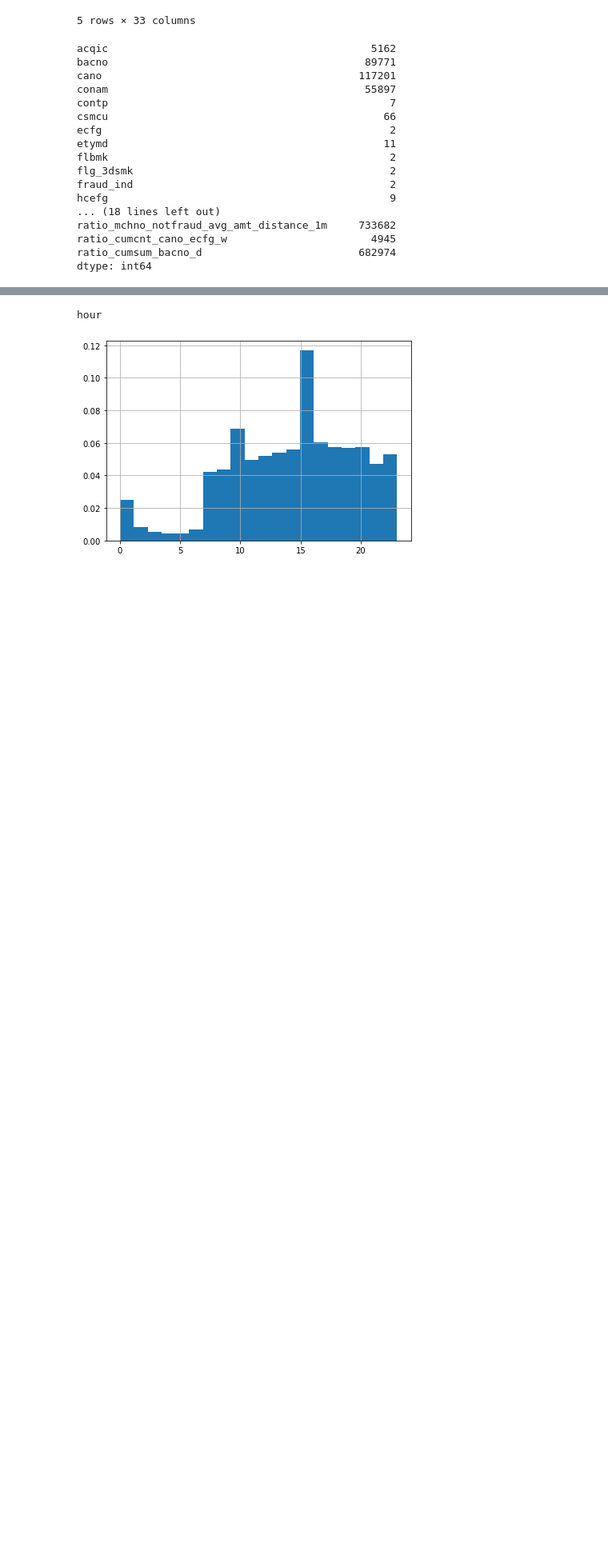
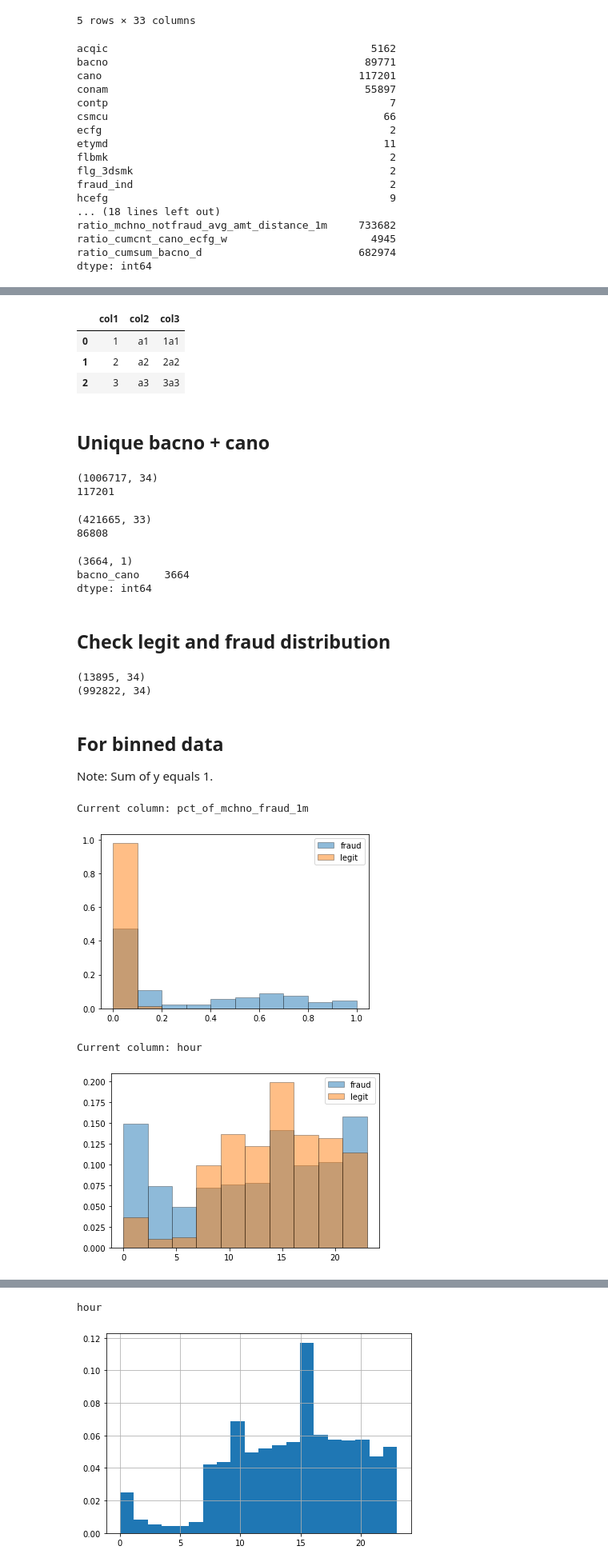
Before and after one commit to udothemath/graph_fraud_detection_kaggle, a Jupyter notebook: udo_v2_quick_eda.ipynb, the cells around one changed output, grey strips where cells are left out. Shown at 80% size. Saved outputs shown, nothing was run; the diff lists cells and outputs as text; code cells hidden in the pictures; blank space fills up the shorter version.

```diff
--- a/udo_v2_quick_eda.ipynb
+++ b/udo_v2_quick_eda.ipynb
@@ -61,0 +104,78 @@ dtype: int64
+# %%
+df_a['col3'] = df_a['col1'].astype(str) + df_a['col2']
+display(df_a)
+# %% [output]
+|  | col1 | col2 | col3 |
+| 0 | 1 | a1 | 1a1 |
+| 1 | 2 | a2 | 2a2 |
+| 2 | 3 | a3 | 3a3 |
+# %% [markdown]
+## Unique bacno + cano
+# %%
+df_train['bacno_cano'] = df_train['bacno'].astype(str) + df_train['cano'].astype(str)
+print(df_train.shape)
+print(df_train['bacno_cano'].nunique())
+# %% [output]
+(1006717, 34)
+117201
+# %%
+df_test['bacno_cano'] = df_test['bacno'].astype(str) + df_test['cano'].astype(str)
+print(df_test.shape)
+print(df_test['bacno_cano'].nunique())
+# %% [output]
+(421665, 33)
+86808
+# %%
+df_train_nodup_id = df_train[['txkey','bacno_cano']].drop_duplicates(subset='bacno_cano')
+# print(df_train_nodup_id.shape)
+
+df_test_nodup_id = df_test[['txkey','bacno_cano']].drop_duplicates(subset='bacno_cano')
+# print(df_test_nodup_id.shape)
+
+count_by_col = 'bacno_cano'
+df_cnt = pd.merge(df_train_nodup_id[count_by_col],
+         df_test_nodup_id[count_by_col],
+         on=[count_by_col],
+         how='inner')
+print(df_cnt.shape)
+print(df_cnt.nunique())
+# %% [output]
+(3664, 1)
+bacno_cano    3664
+dtype: int64
+# %% [markdown]
+## Check legit and fraud distribution
+# %%
+df_train_1 = df_train[df_train['fraud_ind']==1]
+df_train_0 = df_train[df_train['fraud_ind']==0]
+# %%
+print(df_train_1.shape)
+print(df_train_0.shape)
+# %% [output]
+(13895, 34)
+(992822, 34)
+# %% [markdown]
+## For binned data
+Note: Sum of y equals 1.
+# %%
+def get_df_weight(df, selected_col):
+    myarray = df[selected_col]
+    weights = np.ones_like(myarray) / len(myarray)
+    return myarray, weights
+# %%
+check_these = ['pct_of_mchno_fraud_1m', 'hour']
+
+for curr_col in check_these:
+    print(f"Current column: {curr_col}")
+    array_1, weights_1 = get_df_weight(df_train_1, curr_col)
+    array_0, weights_0 = get_df_weight(df_train_0, curr_col)
+
+    plt.hist(array_1, weights=weights_1, align='mid', alpha=0.5, label='fraud', edgecolor='black', linewidth=0.6)
+    plt.hist(array_0, weights=weights_0, align='mid', alpha=0.5, label='legit', edgecolor='black', linewidth=0.6)
+    plt.legend(loc='upper right')
+    plt.show()
+# %% [output]
+Current column: pct_of_mchno_fraud_1m
+[figure, added]
+Current column: hour
+[figure, added]
```
Also changed, not shown: parts of 6 cells of this notebook.
